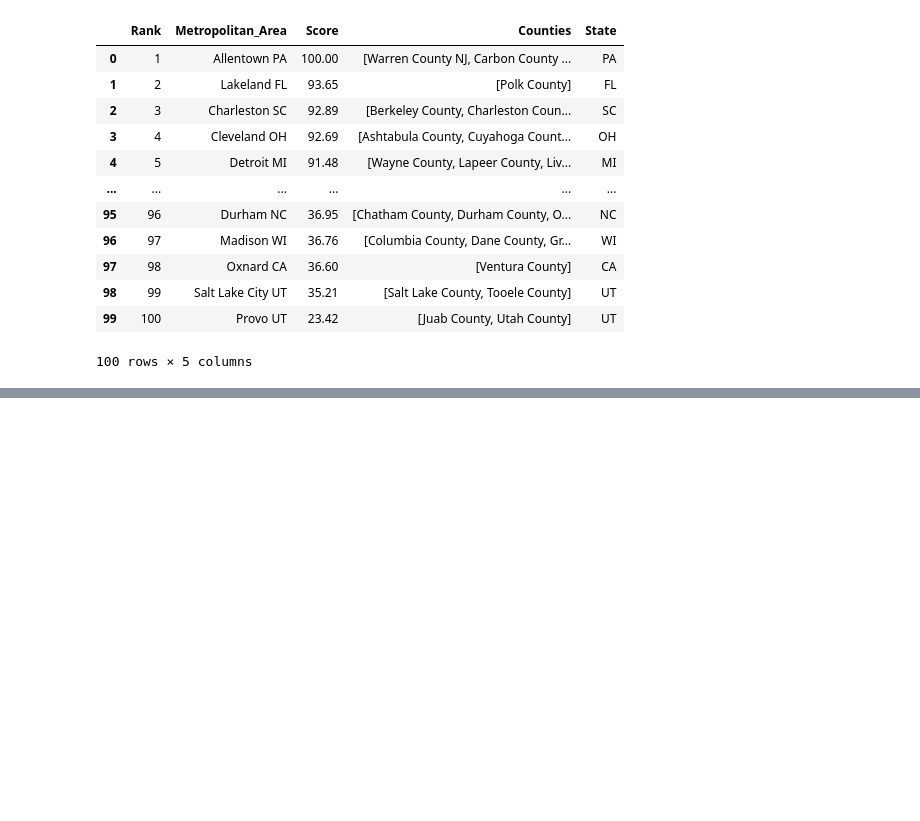
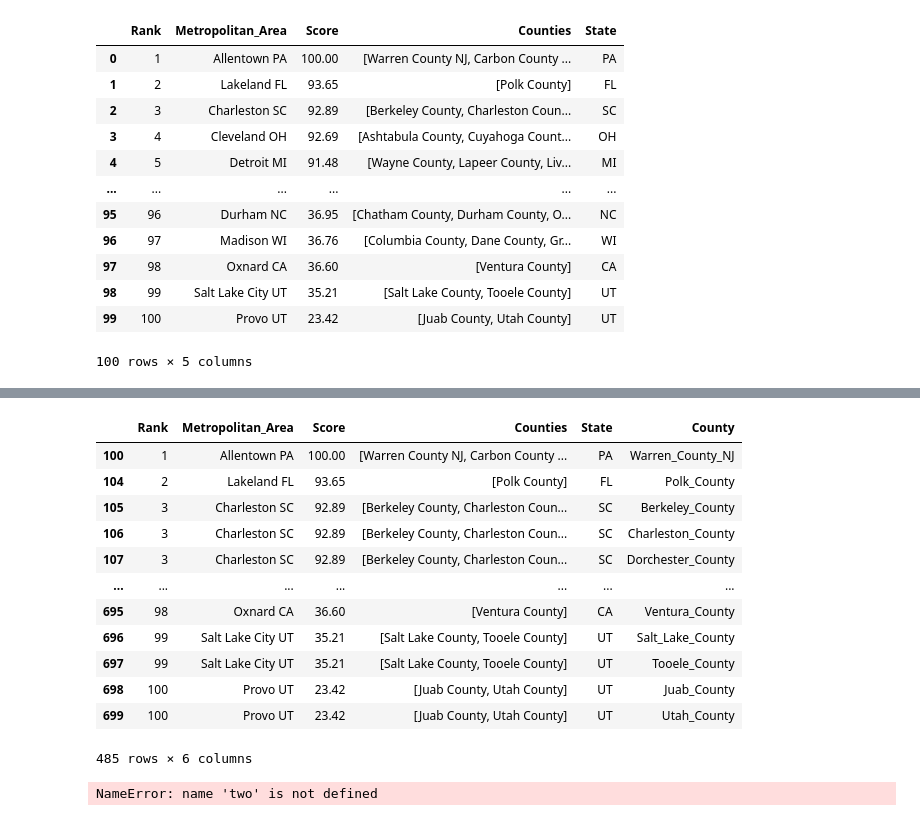
Before and after one commit to caroline-kranefuss/fires_asthma_and_forests_machine_learning, a Jupyter notebook: asthma.ipynb, the cells around one changed output, grey strips where cells are left out. Cells and saved outputs as stored; diff of their text form; code cells hidden in the pictures; blank space fills up the shorter version.

```diff
--- a/asthma.ipynb
+++ b/asthma.ipynb
@@ -138,0 +127,55 @@ KeyboardInterrupt:
+# %%
+# Make a State_County column
+    # Where County's state differs from State's state, use County's state
+
+def state_county(df):
+    df['County'] = df['County'].apply(lambda x: x.replace(' ', '_'))
+    # If the states match
+    df_match = df[df['State'] == df['County'].str[-2:]]
+    # If they don't match
+    df_not = df[df['State'] != df['County'].str[-2:]]
+    #if df['State'] == df['County'].str[-2:]:
+    #    df['State_County'] = df['State'] + '_' + df['County']
+    return df_not
+
+state_county(two)
+state_county(three)
+# state_county(five)
+# %% [output]
+|  | Rank | Metropolitan_Area | Score | Counties | State | County |
+| 100 | 1 | Allentown PA | 100.00 | [Warren County NJ, Carbon County ... | PA | Warren_County_NJ |
+| 104 | 2 | Lakeland FL | 93.65 | [Polk County] | FL | Polk_County |
+| 105 | 3 | Charleston SC | 92.89 | [Berkeley County, Charleston Coun... | SC | Berkeley_County |
+| 106 | 3 | Charleston SC | 92.89 | [Berkeley County, Charleston Coun... | SC | Charleston_County |
+| 107 | 3 | Charleston SC | 92.89 | [Berkeley County, Charleston Coun... | SC | Dorchester_County |
+| ... | ... | ... | ... | ... | ... | ... |
+| 695 | 98 | Oxnard CA | 36.60 | [Ventura County] | CA | Ventura_County |
+| 696 | 99 | Salt Lake City UT | 35.21 | [Salt Lake County, Tooele County] | UT | Salt_Lake_County |
+| 697 | 99 | Salt Lake City UT | 35.21 | [Salt Lake County, Tooele County] | UT | Tooele_County |
+| 698 | 100 | Provo UT | 23.42 | [Juab County, Utah County] | UT | Juab_County |
+| 699 | 100 | Provo UT | 23.42 | [Juab County, Utah County] | UT | Utah_County |
+485 rows × 6 columns
+# %%
+# Make a State_County column
+    # Where County's state differs from State's state, use County's state
+    # Use regex
+
+import re
+
+def state_county(df):
+    df['County'] = df['County'].apply(lambda x: x.replace(' ', '_'))
+    # If there is no state in the County column, they match
+    df_match1 = df[df['County'].str.extract(r'([A-Z]{2})$') != pd.na]
+    # If the states match
+    df_match2 = df[df['State'] == df['County'].str[-2:]]
+    # All the rest will be where County's state differs from State's state
+    #df_not = df - df_match1 - df_match2
+    #if df['State'] == df['County'].str[-2:]:
+    #    df['State_County'] = df['State'] + '_' + df['County']
+    return df_match1
+
+state_county(two)
+state_county(three)
+# state_county(five)
+# %% [output]
+NameError: name 'two' is not defined
```
Also changed, not shown: parts of 4 cells of this notebook.
